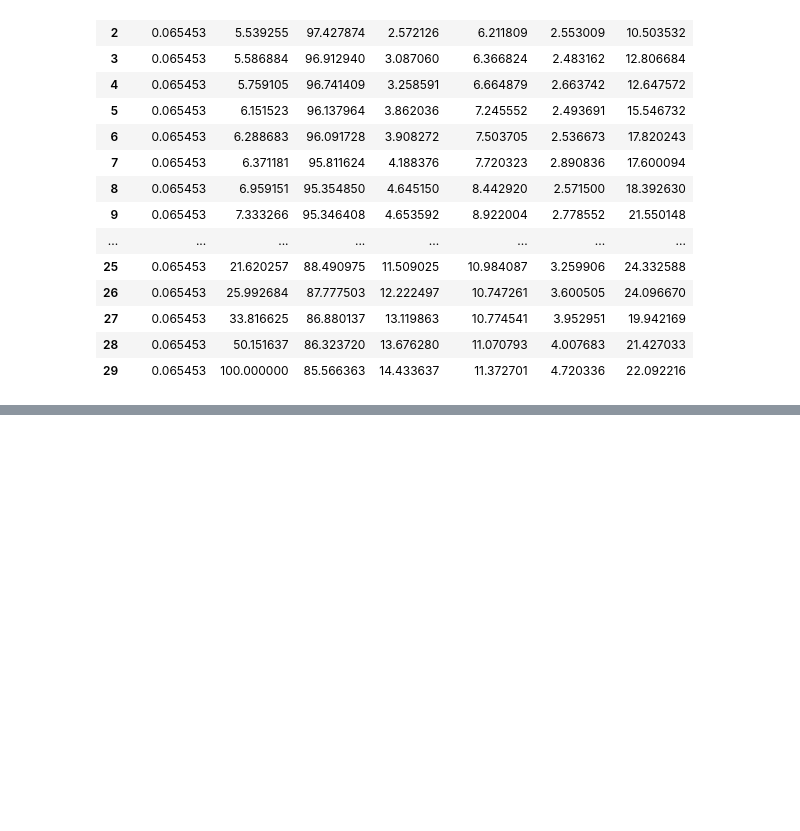
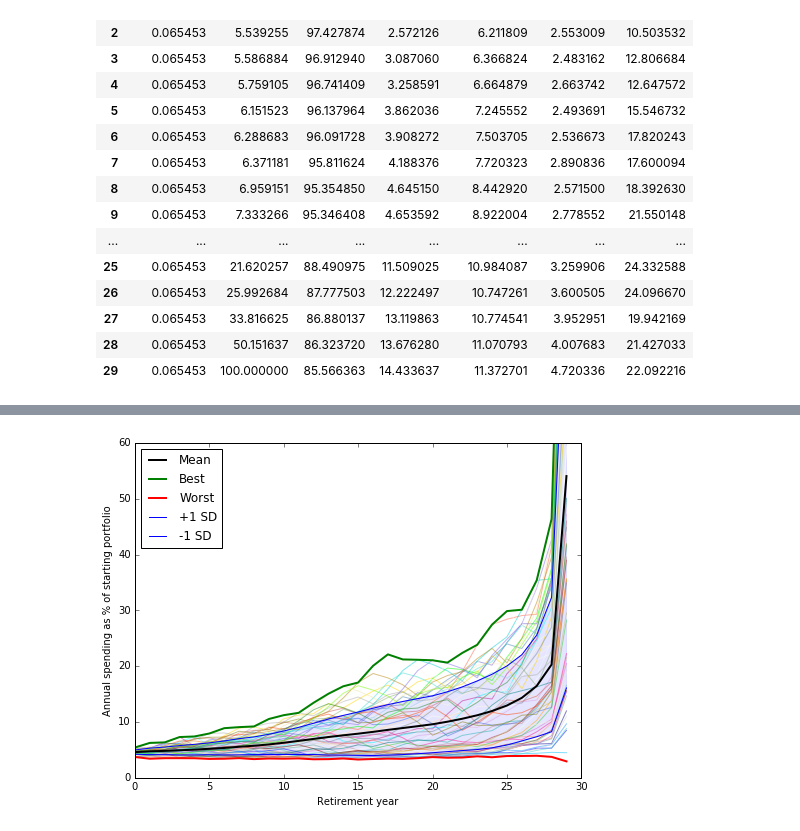
Before and after one commit to druce/safewithdrawal_tensorflow, a Jupyter notebook: Safe Retirement Spending Using Certainty Equivalent Cash Flow and TensorFlow.ipynb, the cells around one changed output, grey strips where cells are left out. Saved outputs shown, nothing was run; the diff lists cells and outputs as text; code cells hidden in the pictures; blank space fills up the shorter version.

```diff
--- a/Safe Retirement Spending Using Certainty Equivalent Cash Flow and TensorFlow.ipynb
+++ b/Safe Retirement Spending Using Certainty Equivalent Cash Flow and TensorFlow.ipynb
@@ -1239,8 +1246,11 @@ df_summary[cols]
 | 29 | 0.031171 | 100.000000 | 91.540890 | 8.459110 | 27.398640 | 11.287948 | 55.874457 |
 # %%
 # gamma = 2
+
+#Objective: 7.203952
+
 const_spend = 0.046854624598
-var_spend_pcts = pd.Series([0.047728264432767613, 0.049411586294458174, 0.050928730122509078, 0.052344059676851309, 0.053732462146116412, 0.055217497823138666, 0.056941428407520825, 0.058930575848900338, 0.061336975451643787, 0.064041651590614299, 0.06682753017916232, 0.070015470233890598, 0.073482705866412062, 0.076908841885018162, 0.080315624573920857, 0.084248536285915637, 0.089148601519763754, 0.095047696579182661, 0.10188621415545694, 0.10924998386213798, 0.11753781748010764, 0.12760941026239583, 0.14057616911360005, 0.15671714345938417, 0.17824144932079172, 0.20888271848116302, 0.25566892685213716, 0.33619449575112598, 0.50043350250247753, 1.0000000001165821])
+var_spend_pcts = pd.Series([0.047728264432767613, 0.049411586294458174, 0.050928730122509078, 0.052344059676851309, 0.053732462146116412, 0.055217497823138666, 0.056941428407520825, 0.058930575848900338, 0.061336975451643787, 0.064041651590614299, 0.06682753017916232, 0.070015470233890598, 0.073482705866412062, 0.076908841885018162, 0.080315624573920857, 0.084248536285915637, 0.089148601519763754, 0.095047696579182661, 0.10188621415545694, 0.10924998386213798, 0.11753781748010764, 0.12760941026239583, 0.14057616911360005, 0.15671714345938417, 0.17824144932079172, 0.20888271848116302, 0.25566892685213716, 0.33619449575112598, 0.50043350250247753, 1.000000000])
 stock_allocations = pd.Series([0.99711355898839182, 0.99185701715221553, 0.99185701715220687, 0.98948774204807233, 0.98804540916535932, 0.98050079038519222, 0.97838578028389156, 0.97570008842349965, 0.96829250940421685, 0.96617128141912056, 0.96431002414689537, 0.96114519866116632, 0.96040289451991445, 0.95545525944604093, 0.94576492604012397, 0.94367216489810268, 0.93893019681658063, 0.93669535102064716, 0.9364792192199255, 0.92797207023216266, 0.92732340472916697, 0.92640611763229774, 0.92378045399910658, 0.92361726501803854, 0.92237182045552468, 0.91465926097427197, 0.90751802261070524, 0.89860934516344027, 0.89319891609596413, 0.8756356436940772])
 
 model = SafeWithdrawalModel(returns_list = [real_stocks, real_bonds],
@@ -1249,7 +1259,7 @@ model = SafeWithdrawalModel(returns_list = [real_stocks, real_bonds],
                             start_val = 100.0,
                             const_spend = const_spend,
                             var_spend_pcts = var_spend_pcts,
-                            gamma = 8.0,
+                            gamma = 2.0,
                             survival=None
 )
 
@@ -1329,9 +1339,9 @@ df_summary[cols]
 | 29 | 0.046855 | 100.000000 | 87.563564 | 12.436436 | 15.878956 | 6.638125 | 31.159893 |
 # %%
 # gamma = 4
-const_spend = 0.058911559191
-var_spend_pcts = pd.Series([0.048745090793335763, 0.052047390056021825, 0.054263495380473308, 0.055345718945754949, 0.056953923256612519, 0.059380669667403976, 0.060971144092532362, 0.062932526071227249, 0.066935368732170514, 0.07054190298475467, 0.074074348914641153, 0.078392673878335414, 0.083764044670839963, 0.087529872090126165, 0.090465254432692113, 0.094845426812018907, 0.099711793558579523, 0.10652086191958819, 0.11399220897680365, 0.12152093148535956, 0.12819691735487304, 0.13728728581372338, 0.14968665962512342, 0.16394432015656712, 0.18448475345766252, 0.21376347825898742, 0.25865000834296509, 0.33766714125510411, 0.50122850730345425, 1.0000000001165821])
-stock_allocations = pd.Series([0.98807867504238167, 0.98144711665049533, 0.97696860342248282, 0.96915486809388918, 0.96853756446002426, 0.96208581115031488, 0.96096133803238892, 0.95770113740643104, 0.95494625893999674, 0.95486867999509883, 0.95437856713539382, 0.95129179340157477, 0.95021671763829474, 0.94777574184525593, 0.93868245001666983, 0.93626248848190952, 0.9309733423980634, 0.92675988657810604, 0.91742061317712442, 0.90976247522902831, 0.90895989282858725, 0.90777667547625196, 0.90464583743521609, 0.89479218402196092, 0.89301791798659225, 0.88495832114952244, 0.87778303133610103, 0.86878043131998839, 0.8632386505099563, 0.85566141552776853])
+const_spend = 0.059504445775
+var_spend_pcts = pd.Series([0.048743220232815181, 0.052041555965078624, 0.05425669457977364, 0.055341022004588659, 0.056949957616905793, 0.059376112158431554, 0.060968251561846702, 0.06293122166280149, 0.066933482597381674, 0.070542130572036385, 0.074078534350592126, 0.078402296003783706, 0.083785249983268473, 0.087567519597712071, 0.090521391958943542, 0.09492949808315379, 0.09982827703508089, 0.10668911434029761, 0.11422268923247973, 0.12181616619067405, 0.12851847687776946, 0.13764059454579039, 0.1500767760566252, 0.1643054934035813, 0.18483683599843975, 0.21406801860735858, 0.25885215003683787, 0.33777223756581798, 0.50128646263591004, 1.000000000])
+stock_allocations = pd.Series([0.98753482171546825, 0.98081995470262795, 0.97668036916297196, 0.96915009360931204, 0.9685832026138691, 0.96213395367575583, 0.96119204438784267, 0.95783677534855827, 0.95500847470650374, 0.95446919674439201, 0.9544402312500071, 0.95130257710954935, 0.95020538078065231, 0.94791868502765131, 0.93886173533119277, 0.93642803578012357, 0.93110650573544129, 0.9267605079600435, 0.91748165966830275, 0.90988565819582679, 0.90907433506273239, 0.90787344831013606, 0.90470864291091824, 0.8948798814288178, 0.89306709219799907, 0.88498161925953145, 0.87780374371979986, 0.86879402614369039, 0.86324195329008513, 0.85566351078676095])
 
 model = SafeWithdrawalModel(returns_list = [real_stocks, real_bonds],
                             names_list = ["stocks","bonds"],
@@ -1339,7 +1349,7 @@ model = SafeWithdrawalModel(returns_list = [real_stocks, real_bonds],
                             start_val = 100.0,
                             const_spend = const_spend,
                             var_spend_pcts = var_spend_pcts,
-                            gamma = 8.0,
+                            gamma = 4.0,
                             survival=None
 )
 
@@ -1419,6 +1429,8 @@ df_summary[cols]
 | 29 | 0.058912 | 100.000000 | 85.566142 | 14.433858 | 12.404942 | 5.174836 | 24.089009 |
 # %%
 # gamma = 6
+
+
 const_spend = 0.065452708148
 var_spend_pcts = pd.Series([0.046945774224188913, 0.052396006605669988, 0.055392550449074041, 0.055868842119318682, 0.057591049798561819, 0.0615152346009568, 0.062886825253145678, 0.06371181153648546, 0.069591511258899799, 0.073332657219223329, 0.076525632202621388, 0.080805593402238238, 0.087468500960544246, 0.091348940433953862, 0.093674763143933651, 0.099060607123976699, 0.10402253389691901, 0.11076331603572787, 0.11834970864697514, 0.12671106601296903, 0.1323845240762867, 0.14115545590988418, 0.15381904065188048, 0.16678938862787043, 0.18731040275749727, 0.21620256880736322, 0.2599268424455769, 0.3381662455896306, 0.50151636904294494, 1.0000000001165821])
 stock_allocations = pd.Series([0.98314052207340297, 0.97656471684604462, 0.97427873698306122, 0.96912939955562383, 0.96741408768064874, 0.96137963659491033, 0.96091728209411298, 0.9581162411906754, 0.95354850037613992, 0.95346407991779203, 0.95330132997217454, 0.95107026254962146, 0.94950969990831202, 0.9484974145932249, 0.93949821946699974, 0.9369063814133729, 0.93167546759863273, 0.92642615120473903, 0.91774829201467079, 0.91030462038202986, 0.90941643965626229, 0.90810234309701632, 0.90475687531726012, 0.89517478188003818, 0.89316496300929815, 0.88490975331476618, 0.87777502872885926, 0.86880136706122613, 0.86323719632158591, 0.85566362694610987])
@@ -1429,7 +1441,7 @@ model = SafeWithdrawalModel(returns_list = [real_stocks, real_bonds],
                             start_val = 100.0,
                             const_spend = const_spend,
                             var_spend_pcts = var_spend_pcts,
-                            gamma = 8.0,
+                            gamma = 6.0,
                             survival=None
 )
 
@@ -1507,3 +1519,62 @@ df_summary[cols]
 | 27 | 0.065453 | 33.816625 | 86.880137 | 13.119863 | 10.774541 | 3.952951 | 19.942169 |
 | 28 | 0.065453 | 50.151637 | 86.323720 | 13.676280 | 11.070793 | 4.007683 | 21.427033 |
 | 29 | 0.065453 | 100.000000 | 85.566363 | 14.433637 | 11.372701 | 4.720336 | 22.092216 |
+# %%
+#gamma = 8
+
+const_spend = 2.251680
+
+var_spend_pcts = pd.Series([0.022031273673441341, 0.022876165820402014, 0.023498963294297279, 0.024009923088023126, 0.024579503241692738, 0.025296781124533339, 0.026064445850974106, 0.027138692187950633, 0.02836363928583004, 0.029816306186538553, 0.03137014624414091, 0.033034661838646097, 0.034783773471512389, 0.036258800113663003, 0.03770351802246065, 0.039365145766365024, 0.041341325796453957, 0.043771642465567313, 0.04646450771293998, 0.049542205415539955, 0.05292310665462082, 0.057531350136918818, 0.063701450508746663, 0.071740557125213808, 0.083136132331005669, 0.099461281924950698, 0.12422348654331426, 0.16581732923204678, 0.2492734632461393, 1.0])
+
+stock_allocations = pd.Series([0.81789336412001734, 0.81584538610764346, 0.81042750459597801, 0.80498948698905237, 0.79886688142970441, 0.79489911450757, 0.79154073305948436, 0.78390046690529824, 0.77651215459561385, 0.77651215255860817, 0.77086558886591372, 0.76476785202016995, 0.76048041386310017, 0.75627575076902154, 0.75205921164477696, 0.74476986724206617, 0.73971954666408557, 0.73565392891069636, 0.72994245336165653, 0.72523217620924729, 0.71995758485572614, 0.71535585193211471, 0.71022398451382318, 0.70527878142970934, 0.69984383409868922, 0.69518839294669621, 0.68999420117084576, 0.68496478242602588, 0.68006998425307064, 0.67503852649842844])
+
+
+model = SafeWithdrawalModel(returns_list = [real_stocks, real_bonds],
+                            names_list = ["stocks","bonds"],
+                            allocations_list = [stock_allocations, bond_allocations],
+                            start_val = 100.0,
+                            const_spend = const_spend,
+                            var_spend_pcts = var_spend_pcts,
+                            gamma = 8.0,
+                            survival=None
+)
+
+# generate cohorts
+model.cohort_history = CohortHistory(model)
+
+df_summary = model.cohort_history.summarize_by_year()
+df_years = model.cohort_history.spend_by_year()
+
+from pylab import rcParams
+rcParams['figure.figsize'] = 8, 6
+
+from matplotlib import colors
+mycolors =  list(colors.cnames)
+random.shuffle(mycolors)
+
+for ix in range(model.first_year, model.first_year + model.ret_cohorts):
+    plt.plot(df_years[str(ix)], linewidth=1, color=mycolors[ix-model.first_year], alpha=0.5, label='_nolegend_')
+
+
+plt.plot(df_summary.spend_mean, color='k', linewidth=2, label='Mean')
+plt.plot(df_summary.spend_max, color='g', linewidth=2, label='Best')
+plt.plot(df_summary.spend_min, color='r', linewidth=2, label='Worst')
+plt.plot(df_summary.spend_mean + df_summary.spend_sd, color='b', linewidth=1, label='+1 SD')
+plt.plot(df_summary.spend_mean - df_summary.spend_sd, color='b', linewidth=1, label='-1 SD')
+plt.fill_between(df_summary.index, df_summary.spend_mean + df_summary.spend_sd,
+                 df_summary.spend_mean - df_summary.spend_sd, color='blue', alpha='0.1')
+
+plt.ylabel("Annual spending as % of starting portfolio")
+plt.xlabel("Retirement year")
+plt.legend(loc="upper left", bbox_to_anchor=[0, 1])
+plt.axis([ 0, 30, 0, 60,])
+
+plt.show()
+
+df_summary['const_spend'] = const_spend
+df_summary['var_spend'] = var_spend_pcts * 100
+df_summary['stocks'] = stock_allocations * 100
+df_summary['bonds'] = 100 - df_summary['stocks']
+cols = ['const_spend', 'var_spend', 'stocks', 'bonds', 'spend_mean', 'spend_min', 'spend_max']
+df_summary[cols]
+# %% [output]
@@ -1509,0 +1592 @@ df_summary[cols]
+[figure, added]
```
Also changed, not shown: parts of 10 cells of this notebook.
